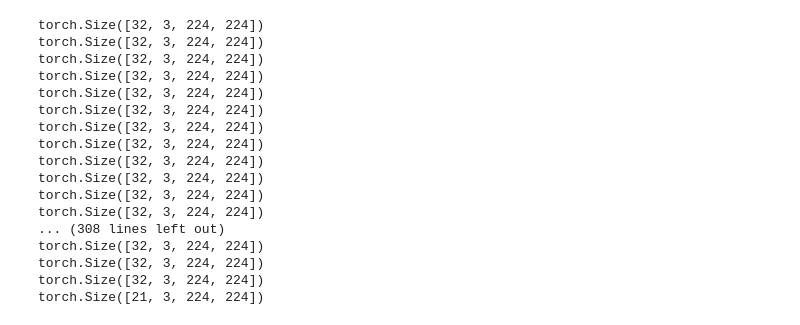
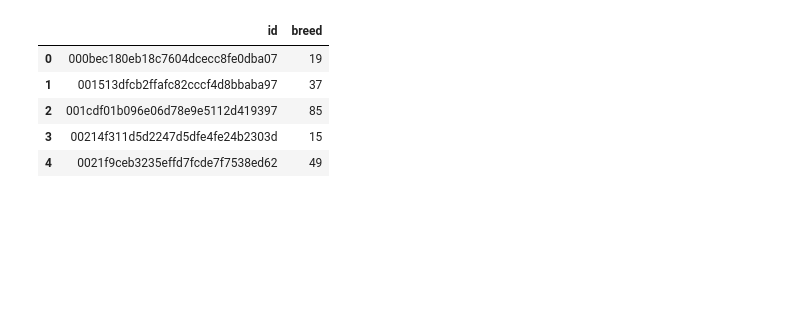
Before and after one commit to ElmoPA/Dog_Classification, a Jupyter notebook: main.ipynb, the cells around one changed output. Cells and saved outputs as stored; diff of their text form; code cells hidden in the pictures; blank space fills up the shorter version.

Commit message:
ResNet Trainning Completed

```diff
--- a/main.ipynb
+++ b/main.ipynb
@@ -10,0 +18,3 @@ device = torch.device('cuda' if torch.cuda.is_available() else 'cpu')
+# %%
+root_dir = 'train/'
+csv_file = 'labels.csv'
@@ -11,46 +26,54 @@ device = torch.device('cuda' if torch.cuda.is_available() else 'cpu')
 # %%
 class CustomImageDataset(Dataset):
-    def __init__(self, directory, transform=None):
-        self.directory = directory
-        self.image_files = [f for f in os.listdir(directory) if os.path.isfile(os.path.join(directory, f))]
+    def __init__(self, root_dir, csv_file, transform=None):
+        self.data = csv_file
+        self.root_dir = root_dir
         self.transform = transform
-
     def __len__(self):
-        return len(self.image_files)
+        return len(self.data)
 
     def __getitem__(self, idx):
-        img_path = os.path.join(self.directory, self.image_files[idx])
-        img = Image.open(img_path).convert('RGB')  # Convert to RGB in case some images are grayscale
+        img_name = os.path.join(self.root_dir, self.data.loc[idx, "id"] + ".jpg")
+        image = Image.open(img_name)
+        label_int = torch.tensor(self.data.loc[idx, "breed"], dtype=torch.long)
+        # one_hot_label = torch.zeros(self.num_classes)
+        # one_hot_label[label_int] = 1
         if self.transform:
-            img = self.transform(img)
-        return img
+            image = self.transform(image)
+        return image, label_int
 
-# 2. Data Transforms
-# Typically, you'd normalize images, and if you're training a model, you might also want to include data augmentation.
+labels_df = pd.read_csv(csv_file)
+num_classes = labels_df['breed'].nunique()
+
+# Create a label encoder object
+le = LabelEncoder()
+
+# Fit and transform the 'breed' column to get integer labels
+labels_df['breed'] = le.fit_transform(labels_df['breed'])
+joblib.dump(le, 'label_encoder.pkl')
+
+#Data Transforms
 transform = transforms.Compose([
     transforms.Resize((224, 224)),
     transforms.ToTensor(),
     transforms.Normalize(mean=[0.485, 0.456, 0.406], std=[0.229, 0.224, 0.225])  # Imagenet normalization
 ])
 
-# 3. DataLoader
-dataset = CustomImageDataset(directory="test", transform=transform)
-data_loader = DataLoader(dataset, batch_size=32, shuffle=True)
+#Datasets
+dataset = CustomImageDataset(root_dir=root_dir, csv_file=labels_df, transform=transform)
+total_samples = len(dataset)
+train_size = TRAIN_SIZE
+test_size = TEST_SIZE
+train_dataset, test_dataset = random_split(dataset, [train_size, test_size])
+
+train_loader = DataLoader(train_dataset, batch_size=BATCH_SIZE, shuffle=True)
+test_loader = DataLoader(test_dataset, batch_size=BATCH_SIZE, shuffle=False)
-# %% [output]
-torch.Size([32, 3, 224, 224])
-torch.Size([32, 3, 224, 224])
-torch.Size([32, 3, 224, 224])
-torch.Size([32, 3, 224, 224])
-torch.Size([32, 3, 224, 224])
-torch.Size([32, 3, 224, 224])
-torch.Size([32, 3, 224, 224])
-torch.Size([32, 3, 224, 224])
-torch.Size([32, 3, 224, 224])
-torch.Size([32, 3, 224, 224])
-torch.Size([32, 3, 224, 224])
-torch.Size([32, 3, 224, 224])
-... (308 lines left out)
-torch.Size([32, 3, 224, 224])
-torch.Size([32, 3, 224, 224])
-torch.Size([32, 3, 224, 224])
-torch.Size([21, 3, 224, 224])
+# %%
+labels_df.head()
+# %% [output]
+|  | id | breed |
+| 0 | 000bec180eb18c7604dcecc8fe0dba07 | 19 |
+| 1 | 001513dfcb2ffafc82cccf4d8bbaba97 | 37 |
+| 2 | 001cdf01b096e06d78e9e5112d419397 | 85 |
+| 3 | 00214f311d5d2247d5dfe4fe24b2303d | 15 |
+| 4 | 0021f9ceb3235effd7fcde7f7538ed62 | 49 |
```
Also changed, not shown: parts of 15 cells of this notebook, 5 other files.
